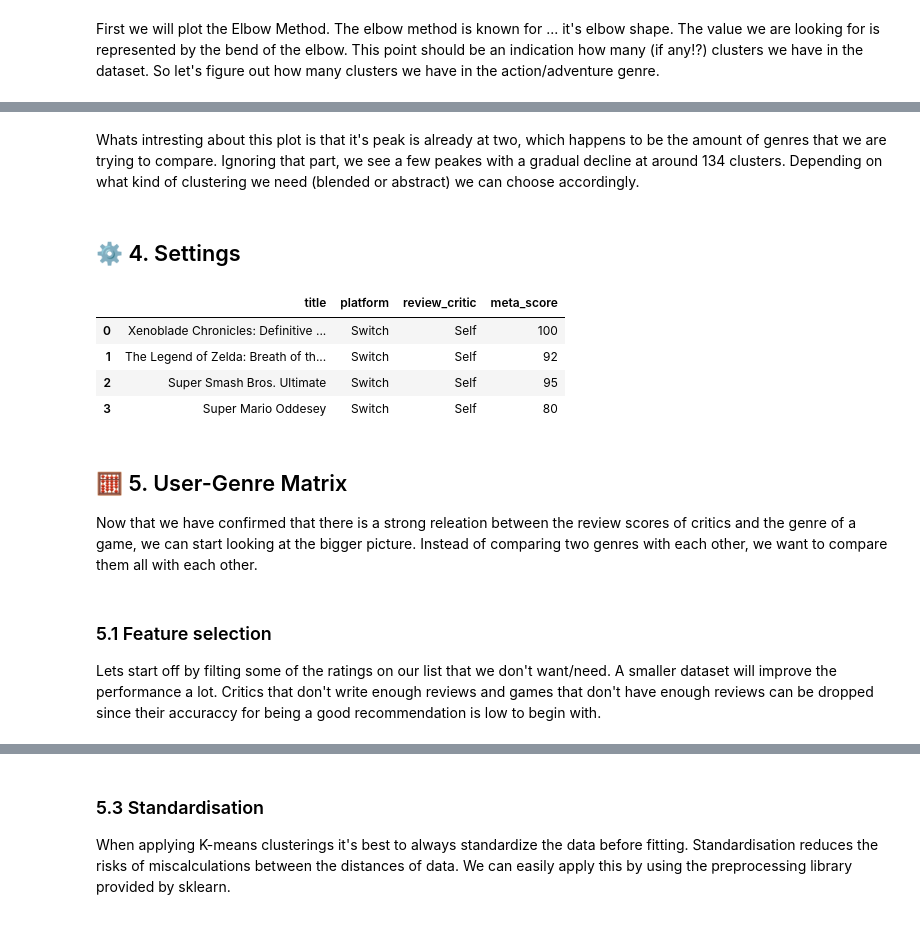
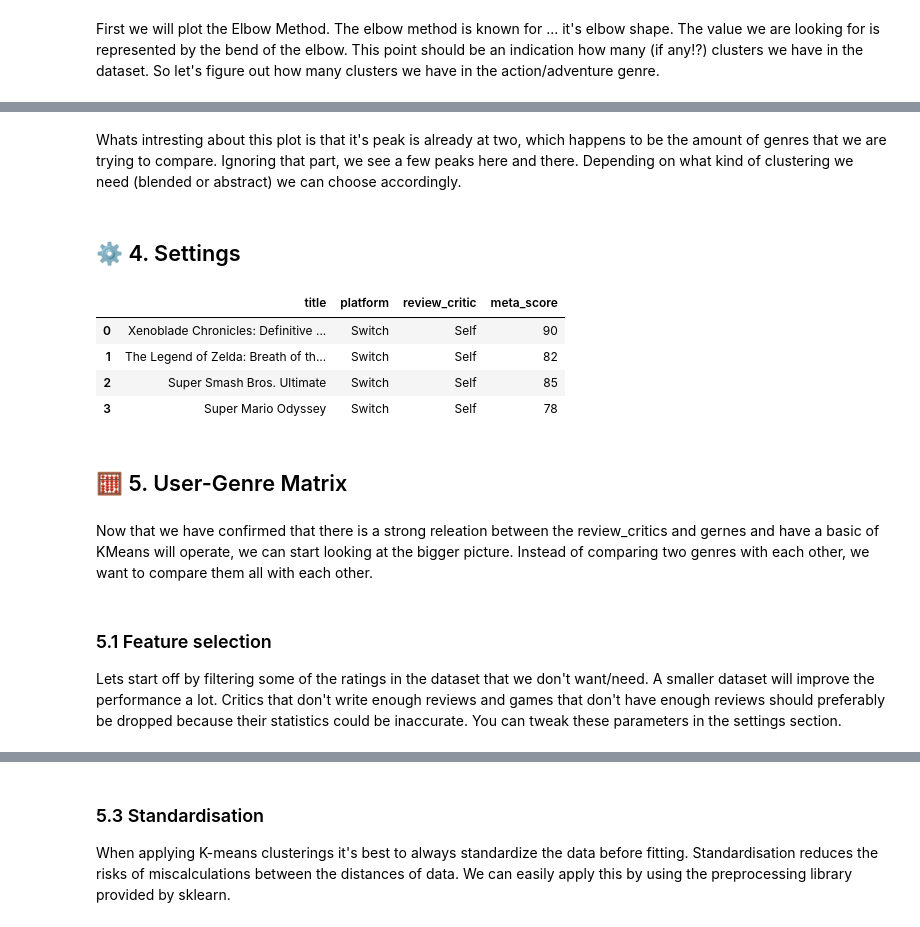
Before and after one commit to i442124/SuperScope, a Jupyter notebook: notebooks/samples/Recommendations_KMeans.ipynb, the cells around one changed output, grey strips where cells are left out. Drawn from its saved outputs; the diff is of its cells as text; code cells hidden in the pictures.

Commit message:
Update KMeans Recommendation notebook, add additional evaluation tests

```diff
--- a/notebooks/samples/Recommendations_KMeans.ipynb
+++ b/notebooks/samples/Recommendations_KMeans.ipynb
@@ -168,5 +185,5 @@ Looks like the sweetspot is rougly at 20 clusteres. Let's compare this with the
 # %% [markdown]
-Whats intresting about this plot is that it's peak is already at two, which happens to be the amount of genres that we are trying to compare. Ignoring that part, we see a few peakes with a gradual decline at around 134 clusters. Depending on what kind of clustering we need (blended or abstract) we can choose accordingly.
+Whats intresting about this plot is that it's peak is already at two, which happens to be the amount of genres that we are trying to compare. Ignoring that part, we see a few peaks here and there. Depending on what kind of clustering we need (blended or abstract) we can choose accordingly.
 # %% [markdown]
 ## ⚙️ 4. Settings
 # %%
@@ -201,29 +218,30 @@ MIN_REVIEWS_IN_GENRE = 75
 # %%
 MY_GAME_REVIEWS = pd.DataFrame({
     'title': [
         'Xenoblade Chronicles: Definitive Edition',
         'The Legend of Zelda: Breath of the Wild',
         'Super Smash Bros. Ultimate',
-        'Super Mario Oddesey'
+        'Super Mario Odyssey'
     ],
     'platform': 'Switch',
     'review_critic': 'Self',
-    'meta_score': [100, 92, 95, 80]
+    'meta_score': [90, 82, 85, 78],
 })
 
 MY_GAME_REVIEWS
 # %% [output]
 |  | title | platform | review_critic | meta_score |
-| 0 | Xenoblade Chronicles: Definitive ... | Switch | Self | 100 |
-| 1 | The Legend of Zelda: Breath of th... | Switch | Self | 92 |
-| 2 | Super Smash Bros. Ultimate | Switch | Self | 95 |
-| 3 | Super Mario Oddesey | Switch | Self | 80 |
+| 0 | Xenoblade Chronicles: Definitive ... | Switch | Self | 90 |
+| 1 | The Legend of Zelda: Breath of th... | Switch | Self | 82 |
+| 2 | Super Smash Bros. Ultimate | Switch | Self | 85 |
+| 3 | Super Mario Odyssey | Switch | Self | 78 |
+# %% [markdown]
+## 🧮 5. User-Genre Matrix
 # %% [markdown]
-## 🧮 5. User-Genre Matrix
-Now that we have confirmed that there is a strong releation between the review scores of critics and the genre of a game, we can start looking at the bigger picture. Instead of comparing two genres with each other, we want to compare them all with each other.
+Now that we have confirmed that there is a strong releation between the review_critics and gernes and have a basic of KMeans will operate, we can start looking at the bigger picture. Instead of comparing two genres with each other, we want to compare them all with each other.
 # %% [markdown]
 ### 5.1 Feature selection
-Lets start off by filting some of the ratings on our list that we don't want/need. A smaller dataset will improve the performance a lot. Critics that don't write enough reviews and games that don't have enough reviews can be dropped since their accuraccy for being a good recommendation is low to begin with.
+Lets start off by filtering some of the ratings in the dataset that we don't want/need. A smaller dataset will improve the performance a lot. Critics that don't write enough reviews and games that don't have enough reviews should preferably be dropped because their statistics could be inaccurate. You can tweak these parameters in the settings section.
 # %%
 ratings = ratings[ratings.groupby(['review_critic'])['review_critic'].transform('size') > MIN_REVIEWS_WRITTEN]
 ratings = ratings[ratings.groupby(['title', 'platform'])['review_critic'].transform('size') > MIN_REVIEWS_COUNT]
```
Also changed, not shown: parts of 65 cells of this notebook, 2 other files.
